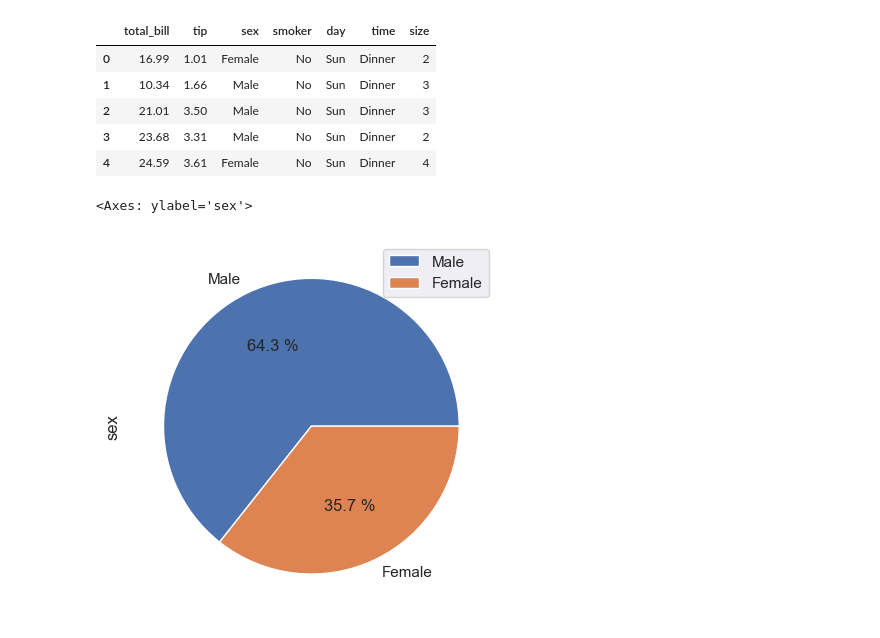
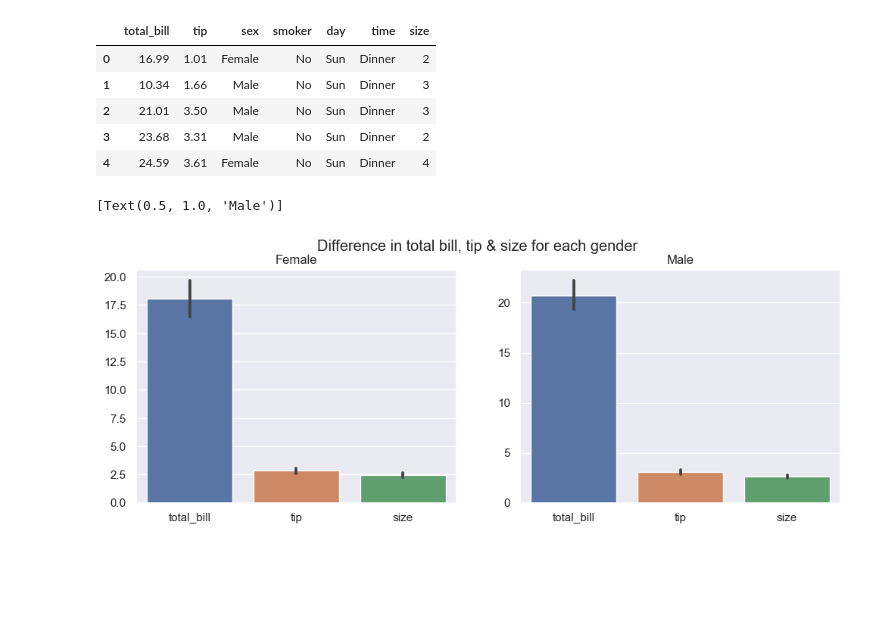
Before and after one commit to Danneftw1/Machine-learning, a Jupyter notebook: Exercises/Exercises-3-overfit_regularization.ipynb, the cells around one changed output. Cells and saved outputs as stored; diff of their text form; code cells hidden in the pictures; blank space fills up the shorter version.

Commit message:
added another example plot

```diff
--- a/Exercises/Exercises-3-overfit_regularization.ipynb
+++ b/Exercises/Exercises-3-overfit_regularization.ipynb
@@ -86,10 +93,17 @@ df.head()
 | 2 | 21.01 | 3.50 | Male | No | Sun | Dinner | 3 |
 | 3 | 23.68 | 3.31 | Male | No | Sun | Dinner | 2 |
 | 4 | 24.59 | 3.61 | Female | No | Sun | Dinner | 4 |
-# %%
-#plt.pie(x=df["sex"].value_counts(), autopct='%.1f %%', legend=True)
-
-df["sex"].value_counts(normalize=True).plot.pie(autopct='%.1f %%', legend=True)
-# %% [output]
-<Axes: ylabel='sex'>
-[figure, removed]
+# %%
+df_female = df[df['sex']=="Female"]
+df_male = df[df['sex']=="Male"]
+# %%
+# subplots(1, 3) 1 row, 3 columns
+fig, axes = plt.subplots(1, 2, figsize=(12, 4))
+fig.suptitle("Difference in total bill, tip & size for each gender") # head title for all plots
+
+# axes = plots position as a graph
+sns.barplot(ax=axes[0], data=df_female).set(title="Female")
+sns.barplot(ax=axes[1], data=df_male).set(title="Male")
+# %% [output]
+[Text(0.5, 1.0, 'Male')]
+[figure, added]
```
Also changed, not shown: parts of 1 cell of this notebook.
